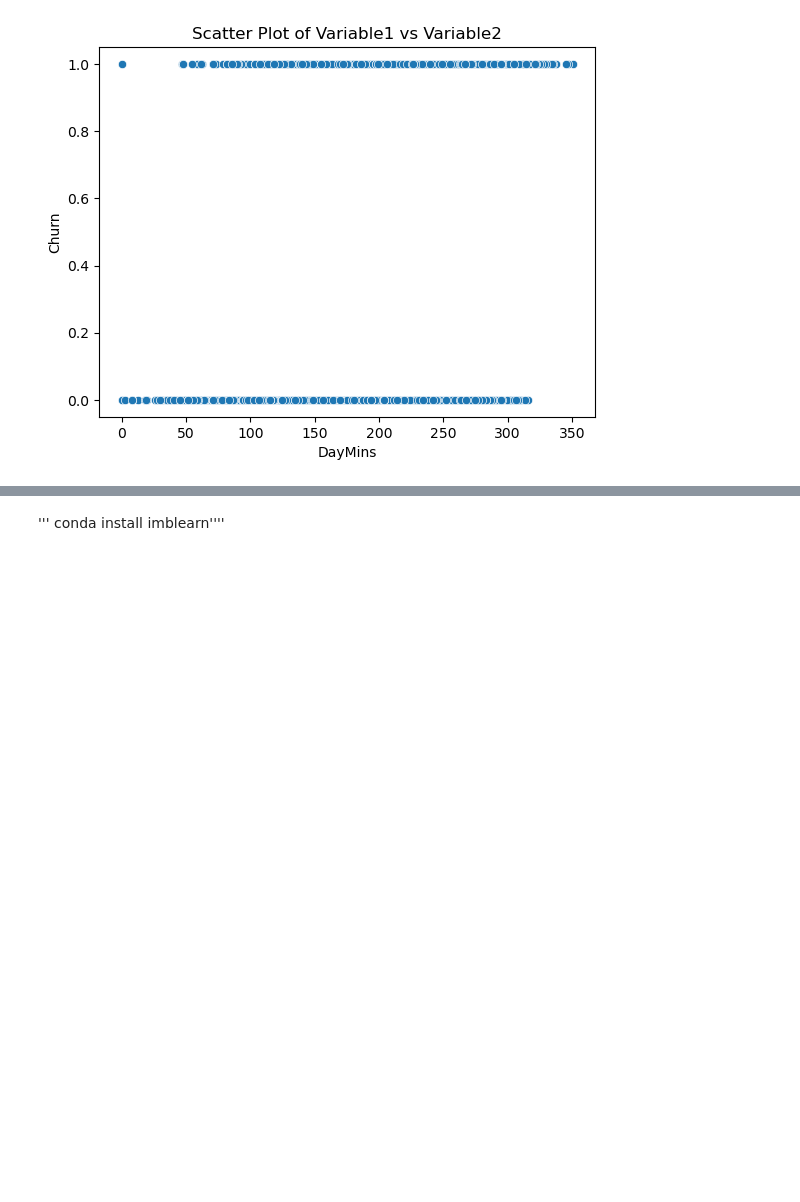
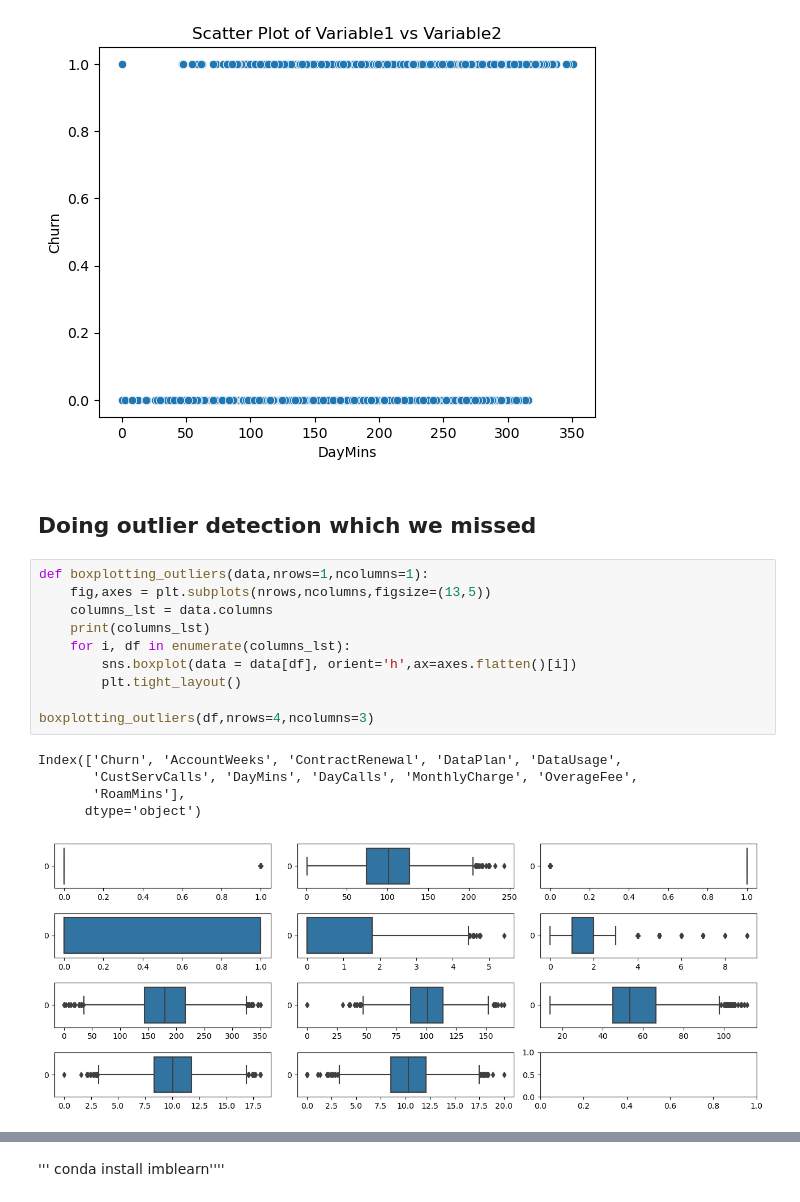
Before and after one commit to Rishabhknp666/Data-Science-projects, a Jupyter notebook: Churn modelling.ipynb, the cells around one changed output, grey strips where cells are left out. Saved outputs shown, nothing was run; the diff lists cells and outputs as text; blank space fills up the shorter version.

```diff
--- a/Churn modelling.ipynb
+++ b/Churn modelling.ipynb
@@ -255,3 +255,21 @@ plt.title('Scatter Plot of Variable1 vs Variable2')
 plt.show()
 # %% [output]
 [figure]
+# %% [markdown]
+## Doing outlier detection which we missed
+# %%
+def boxplotting_outliers(data,nrows=1,ncolumns=1):
+    fig,axes = plt.subplots(nrows,ncolumns,figsize=(13,5))
+    columns_lst = data.columns
+    print(columns_lst)
+    for i, df in enumerate(columns_lst):
+        sns.boxplot(data = data[df], orient='h',ax=axes.flatten()[i])
+        plt.tight_layout()
+
+boxplotting_outliers(df,nrows=4,ncolumns=3)
+# %% [output]
+Index(['Churn', 'AccountWeeks', 'ContractRenewal', 'DataPlan', 'DataUsage',
+       'CustServCalls', 'DayMins', 'DayCalls', 'MonthlyCharge', 'OverageFee',
+       'RoamMins'],
+      dtype='object')
+[figure, added]
```
Also changed, not shown: parts of 57 cells of this notebook, 2 other files.
